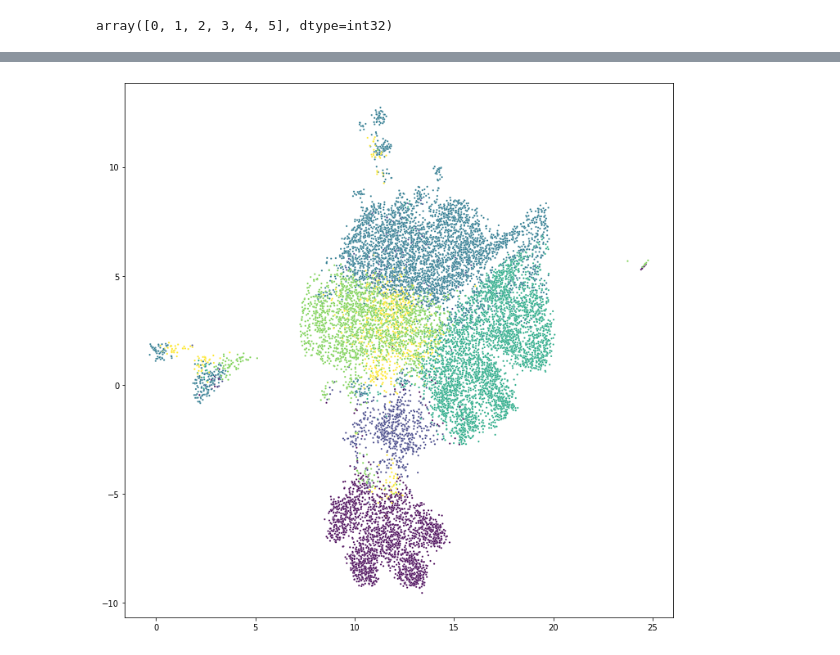
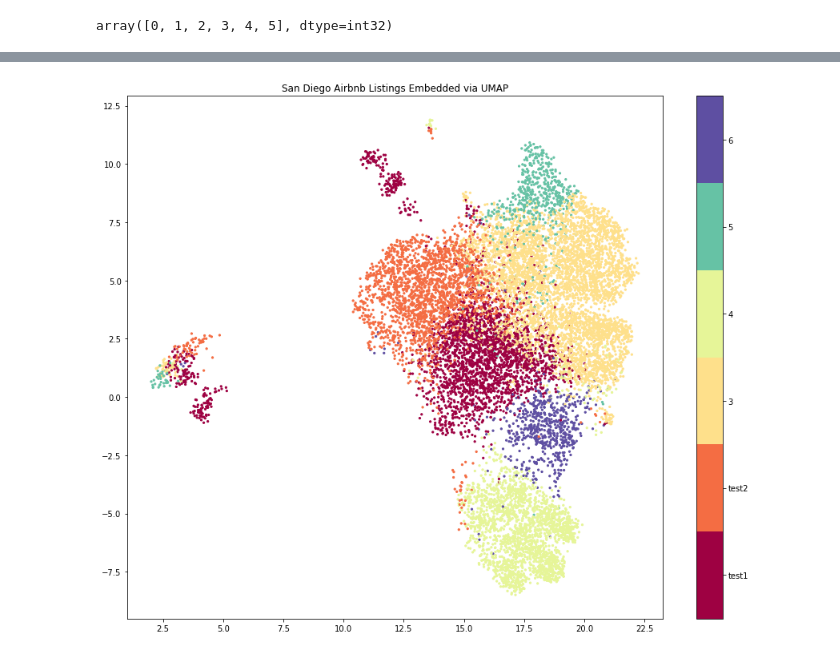
Before and after one commit to eric8395/airbnb_recommendations, a Jupyter notebook: Preprocessing & Data Visualization.ipynb, the cells around one changed output, grey strips where cells are left out. Drawn from its saved outputs; the diff is of its cells as text; code cells hidden in the pictures.

Commit message:
created cluster labels, modified embedding umap

```diff
--- a/Preprocessing & Data Visualization.ipynb
+++ b/Preprocessing & Data Visualization.ipynb
@@ -408,6 +413,7 @@ embedding = umap.UMAP(n_neighbors=200, min_dist= .9).fit_transform(sd_pp)
 # %%
+embedding = np.load('data/embedding_plot.npy')
+
 fig, ax = plt.subplots(figsize = (12,12))
-
 sns.scatterplot(*embedding.T, s = 5, alpha = 1)
 plt.show()
 # %% [output]
@@ -468,7 +497,16 @@ array([0, 1, 2, 3, 4, 5], dtype=int32)
 # %%
-fig, ax = plt.subplots(figsize = (12,12))
+# plot 6 clusters with UMAP
+fig, ax = plt.subplots(figsize = (15,12))
 
-sns.scatterplot(*embedding.T, s = 5, alpha = 1, c = kmeans.predict(sd_pp))
+plt.scatter(*embedding.T, s = 5, alpha = 1, c = kmeans.predict(sd_pp), cmap = 'Spectral')
+
+classes = ['test1', 'test2', '3', '4','5','6']
+
+cbar = plt.colorbar(boundaries=np.arange(7)-0.5)
+cbar.set_ticks(np.arange(6))
+cbar.set_ticklabels(classes)
+plt.title('San Diego Airbnb Listings Embedded via UMAP');
+
 plt.show()
 # %% [output]
-[figure, old version]
+[figure, new version]
```
Also changed, not shown: parts of 10 cells of this notebook, 1 other file.
